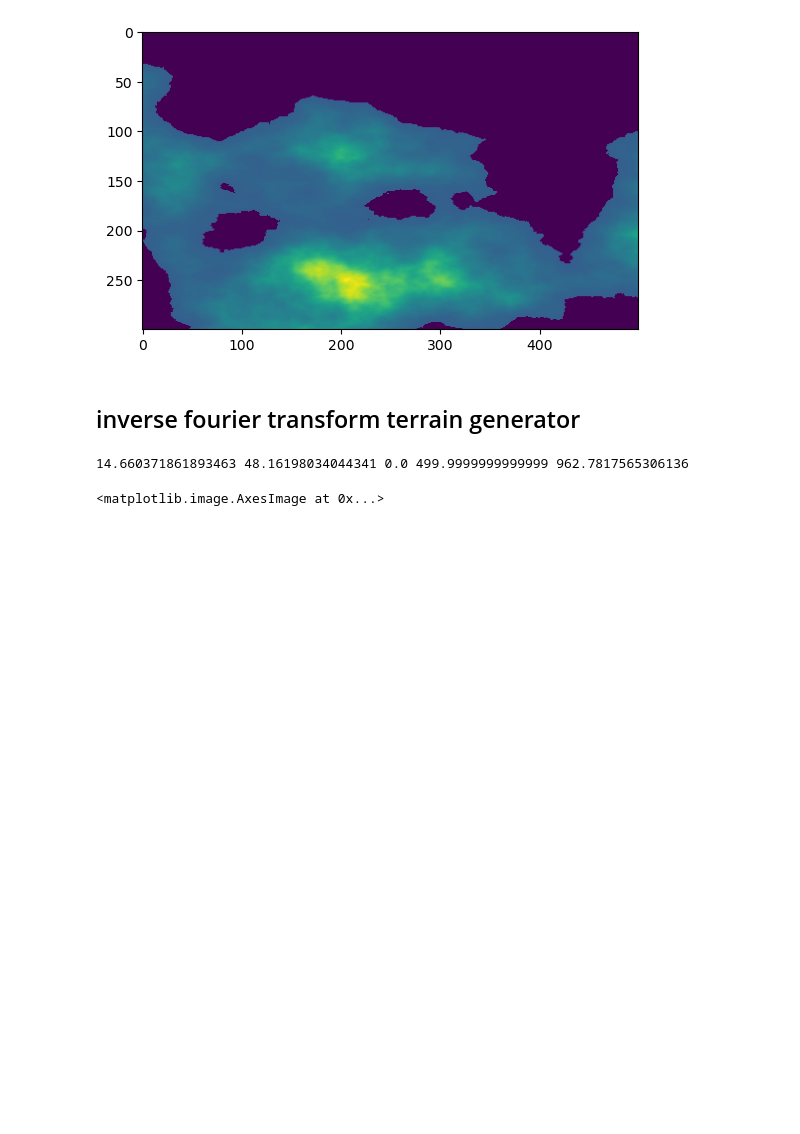
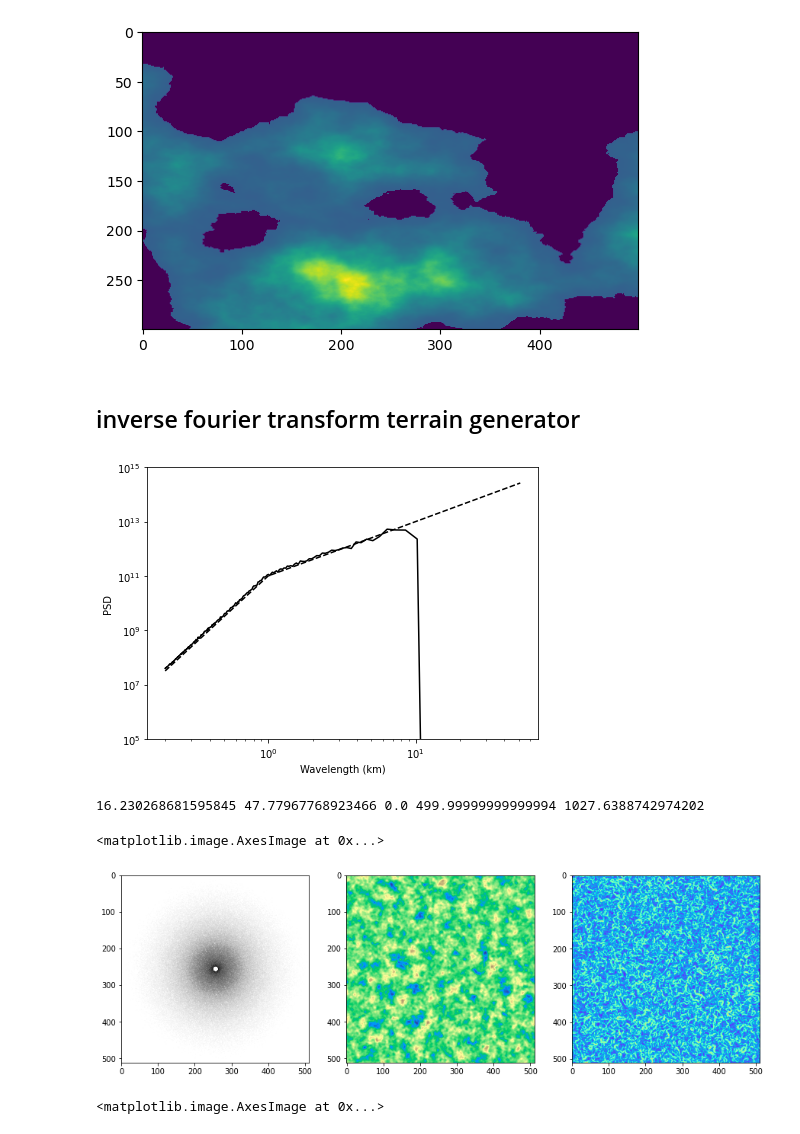
Before and after one commit to philinat/PhD, a Jupyter notebook: ZS_notebooks/Uniform_mountains_MesoNH.ipynb, the cells around one changed output. Drawn from its saved outputs; the diff is of its cells as text; code cells hidden in the pictures; blank space fills up the shorter version.

```diff
--- a/ZS_notebooks/Uniform_mountains_MesoNH.ipynb
+++ b/ZS_notebooks/Uniform_mountains_MesoNH.ipynb
@@ -75,40 +114,53 @@ max_lamda = 10e3
 # %%
 k = np.fft.fftfreq(nx,1)
 m = np.fft.fftfreq(ny,1)
 kk,mm = np.meshgrid(k,m)
 km = np.sqrt(kk**2+mm**2)
 km[0,0] = 1.
 del(kk,mm)
 spectrum2D = np.sqrt(np.random.uniform(0, 1, (ny,nx))) * np.exp(1.j * np.random.uniform(0, 2 * np.pi, (ny,nx)))
-# spectrum2D[km<0.01] = 0.
+#spectrum2D = np.random.uniform(0, 1, (ny,nx)) * np.exp(1.j * np.random.uniform(0, 2 * np.pi, (ny,nx)))
+#spectrum2D = np.exp(1.j * np.random.uniform(0, 2 * np.pi, (ny,nx)))
 
 kc = dx/max_lamda
-# spectrum2D *= 1/km**1.
-# spectrum2D *= (km-kc)/(1+km/kc)**2
-spectrum2D *= 1/(1+(km/kc)**2/1.5)
+ksc = dx/1000
+
 spectrum2D[km<kc] = 0.
+#spectrum2D /= (km/kc)**(1.5)
+spectrum2D /= (1+(km/kc/0.5)**1.5)
+spectrum2D[km>ksc] /= (km[km>ksc]/ksc)**1.5
+
 # spectrum2D *= km*np.exp(-km/0.05)
 
 #axs[0].imshow(np.fft.ifftshift(np.abs(spectrum2D)),cmap='Greys')#,vmin=-0.02,vmax=0.02)
 zs = np.real(np.fft.ifft2(spectrum2D))
 
-zs = (zs/np.max(np.abs(zs))/2 + 0.5)**1
+#zs = (zs/np.max(np.abs(zs))/2 + 0.5)**1
 
 # zs = (zs/np.max(np.abs(zs))/2 + 0.5)
 # zs[zs<0.] = 0.
 # zs *= zmean/np.mean(zs)
 
-spectrum2D = np.fft.fft2(zs)
-spectrum2D[km<kc] = 0.
-zs = np.real(np.fft.ifft2(spectrum2D))
+#spectrum2D = np.fft.fft2(zs)
+#spectrum2D[km<kc] = 0.
+#zs = np.real(np.fft.ifft2(spectrum2D))
 zs -= np.min(zs)
 zs *= zmean/np.mean(zs)
-
+show_spectrum_stats(zs,dx)
 slope = 180/np.pi*np.arctan(np.sqrt(((zs[1:,1:]+zs[1:,:-1]-zs[:-1,1:]-zs[:-1,:-1])/2/dx)**2 + ((zs[1:,1:]+zs[:-1,1:]-zs[1:,:-1]-zs[:-1,:-1])/2/dx)**2))
 
 print(np.mean(slope),np.max(slope),np.min(zs),np.mean(zs),np.max(zs))
+
+fig,axs = plt.subplots(ncols=3,figsize=(15,5))
+axs[0].imshow(np.fft.ifftshift(np.log10(np.abs(np.fft.fft2(zs-zmean)))),cmap='Greys',vmin=3)
+axs[1].imshow(zs,cmap='terrain',vmin=0.,vmax=3*zmean)
+slope = 180/np.pi*np.arctan(np.sqrt(((zs[1:,1:]+zs[1:,:-1]-zs[:-1,1:]-zs[:-1,:-1])/2/dx)**2 + ((zs[1:,1:]+zs[:-1,1:]-zs[1:,:-1]-zs[:-1,:-1])/2/dx)**2))
+axs[2].imshow(slope,cmap='rainbow',vmin=0.,vmax=60)
 # %% [output]
+[figure, added]
-14.660371861893463 48.16198034044341 0.0 499.9999999999999 962.7817565306136
+16.230268681595845 47.77967768923466 0.0 499.99999999999994 1027.6388742974202
+<matplotlib.image.AxesImage at 0x...>
+[figure, added]
 # %%
 np.save('MO10_M100m',zs)
 # %%
```
Also changed, not shown: parts of 1 cell of this notebook, 3 other files.
